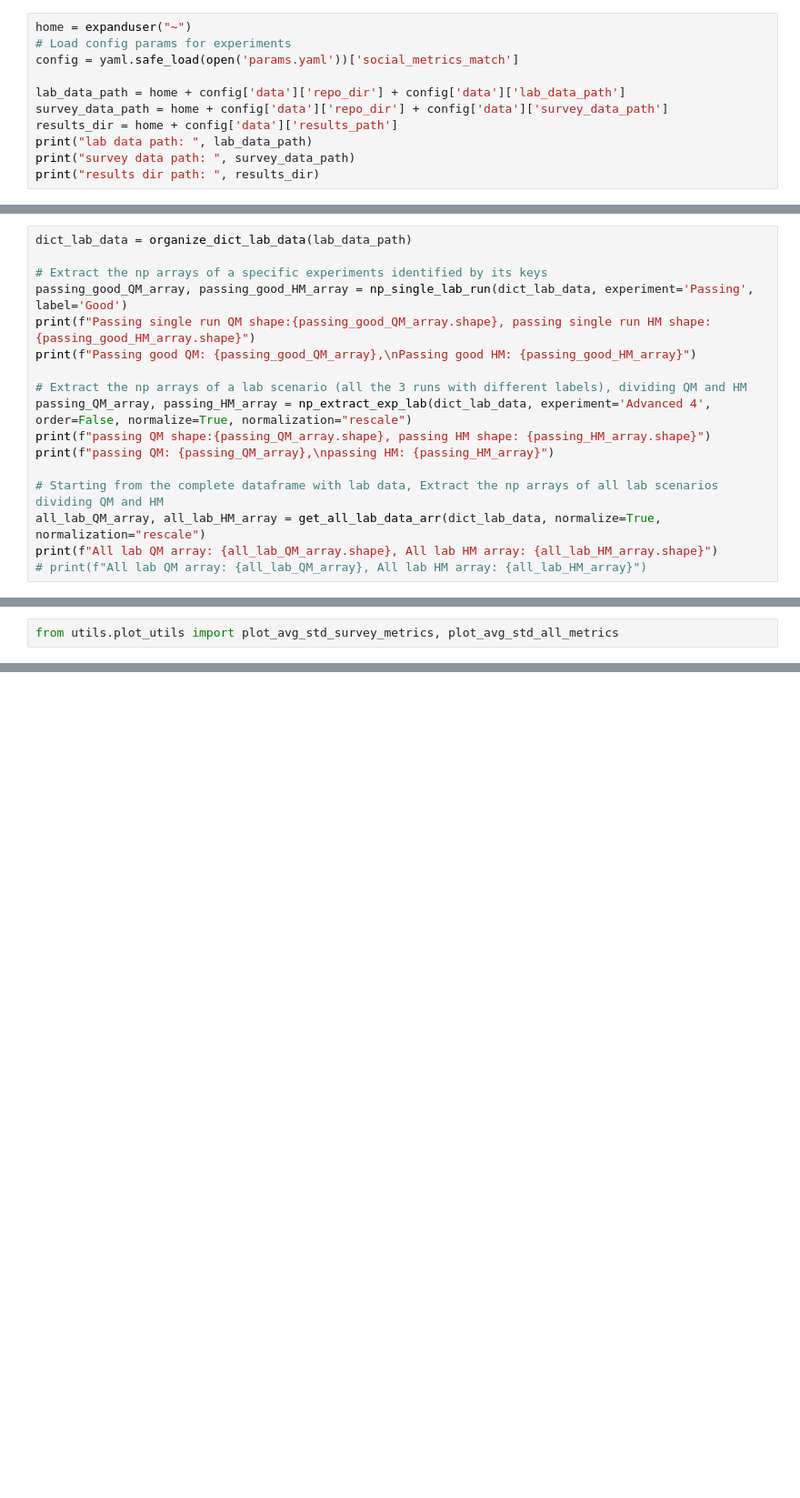
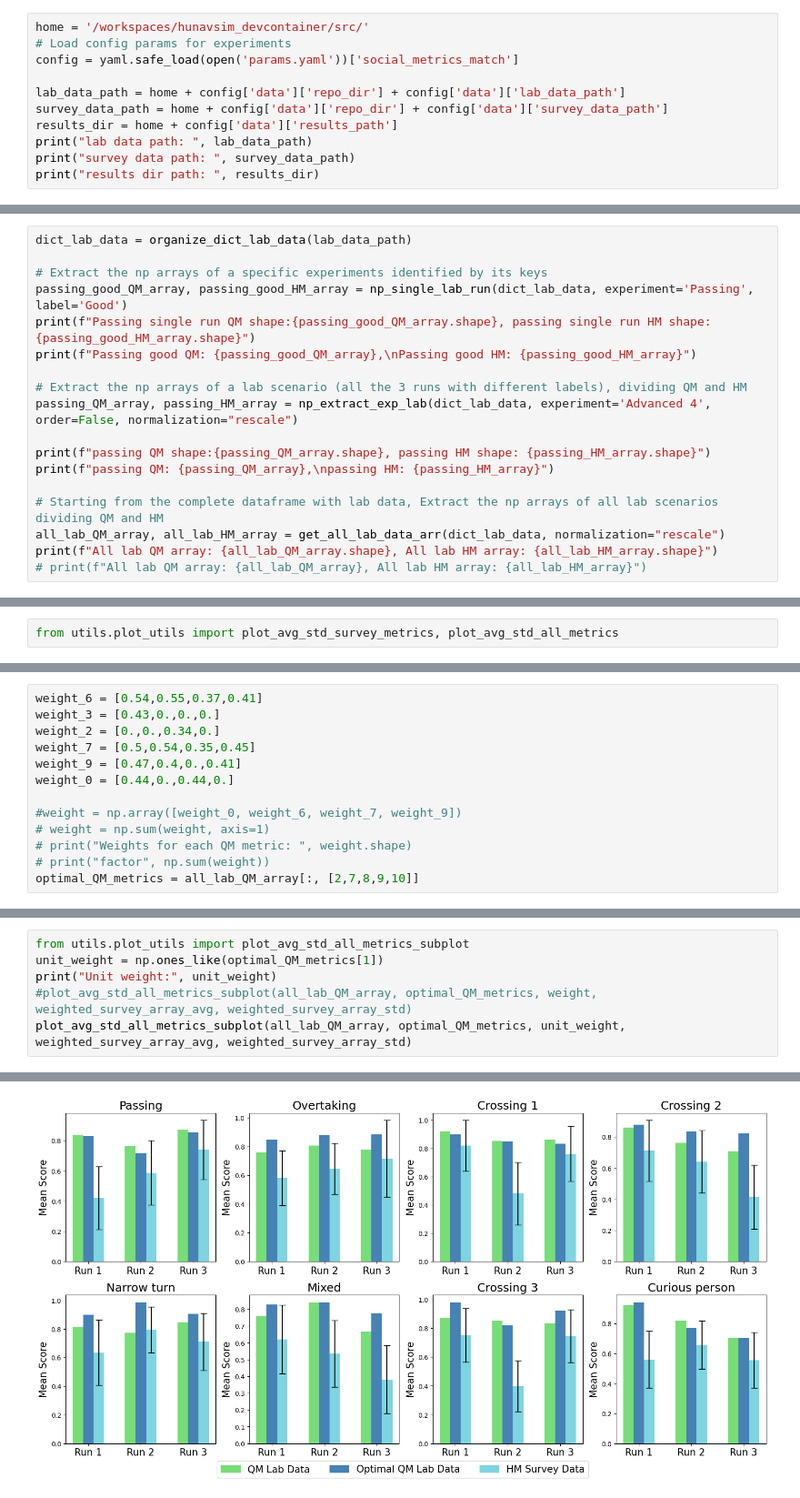
Before and after one commit to PIC4SeR/Social-Nav-Metrics-Matching, a Jupyter notebook: social_metrics_match/G1_1_overall_metrics_match.ipynb, the cells around one changed output, grey strips where cells are left out. Shown at 91% size. Cells and saved outputs as stored; diff of their text form; blank space fills up the shorter version.

```diff
--- a/social_metrics_match/G1_1_overall_metrics_match.ipynb
+++ b/social_metrics_match/G1_1_overall_metrics_match.ipynb
@@ -43,7 +43,7 @@ import numpy as np
 import os
 from os.path import expanduser
 # %%
-home = expanduser("~")
+home = '/workspaces/hunavsim_devcontainer/src/'
 # Load config params for experiments
 config = yaml.safe_load(open('params.yaml'))['social_metrics_match']
 
@@ -70,12 +70,13 @@ print(f"Passing single run QM shape:{passing_good_QM_array.shape}, passing singl
 print(f"Passing good QM: {passing_good_QM_array},\nPassing good HM: {passing_good_HM_array}")
 
 # Extract the np arrays of a lab scenario (all the 3 runs with different labels), dividing QM and HM
-passing_QM_array, passing_HM_array = np_extract_exp_lab(dict_lab_data, experiment='Advanced 4', order=False, normalize=True, normalization="rescale")
+passing_QM_array, passing_HM_array = np_extract_exp_lab(dict_lab_data, experiment='Advanced 4', order=False, normalization="rescale")
+
 print(f"passing QM shape:{passing_QM_array.shape}, passing HM shape: {passing_HM_array.shape}")
 print(f"passing QM: {passing_QM_array},\npassing HM: {passing_HM_array}")
 
 # Starting from the complete dataframe with lab data, Extract the np arrays of all lab scenarios dividing QM and HM
-all_lab_QM_array, all_lab_HM_array = get_all_lab_data_arr(dict_lab_data, normalize=True, normalization="rescale")
+all_lab_QM_array, all_lab_HM_array = get_all_lab_data_arr(dict_lab_data, normalization="rescale")
 print(f"All lab QM array: {all_lab_QM_array.shape}, All lab HM array: {all_lab_HM_array.shape}")
 # print(f"All lab QM array: {all_lab_QM_array}, All lab HM array: {all_lab_HM_array}")
 # %% [output]
@@ -136,0 +174,13 @@ plot_avg_std_all_metrics(all_lab_QM_array, all_lab_HM_array, weighted_survey_arr
+# %%
+weight_6 = [0.54,0.55,0.37,0.41]
+weight_3 = [0.43,0.,0.,0.]
+weight_2 = [0.,0.,0.34,0.]
+weight_7 = [0.5,0.54,0.35,0.45]
+weight_9 = [0.47,0.4,0.,0.41]
+weight_0 = [0.44,0.,0.44,0.]
+
+#weight = np.array([weight_0, weight_6, weight_7, weight_9])
+# weight = np.sum(weight, axis=1)
+# print("Weights for each QM metric: ", weight.shape)
+# print("factor", np.sum(weight))
+optimal_QM_metrics = all_lab_QM_array[:, [2,7,8,9,10]]
@@ -136,0 +204,7 @@ plot_avg_std_all_metrics(all_lab_QM_array, all_lab_HM_array, weighted_survey_arr
+# %%
+from utils.plot_utils import plot_avg_std_all_metrics_subplot
+unit_weight = np.ones_like(optimal_QM_metrics[1])
+print("Unit weight:", unit_weight)
+#plot_avg_std_all_metrics_subplot(all_lab_QM_array, optimal_QM_metrics, weight, weighted_survey_array_avg, weighted_survey_array_std)
+plot_avg_std_all_metrics_subplot(all_lab_QM_array, optimal_QM_metrics, unit_weight, weighted_survey_array_avg, weighted_survey_array_std)
+# %% [output]
@@ -136,0 +212 @@ plot_avg_std_all_metrics(all_lab_QM_array, all_lab_HM_array, weighted_survey_arr
+[figure, added]
```
Also changed, not shown: parts of 7 cells of this notebook, 2 other files.
